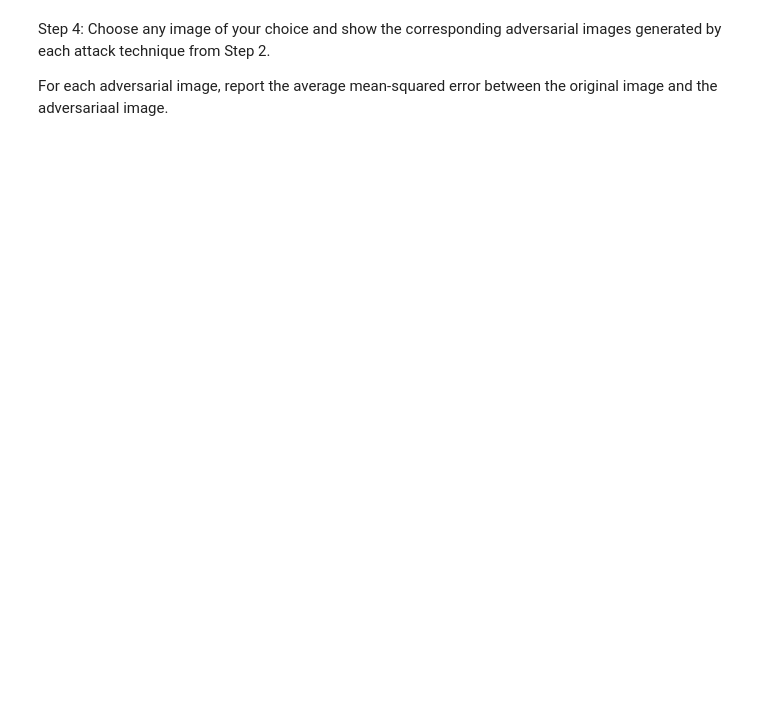
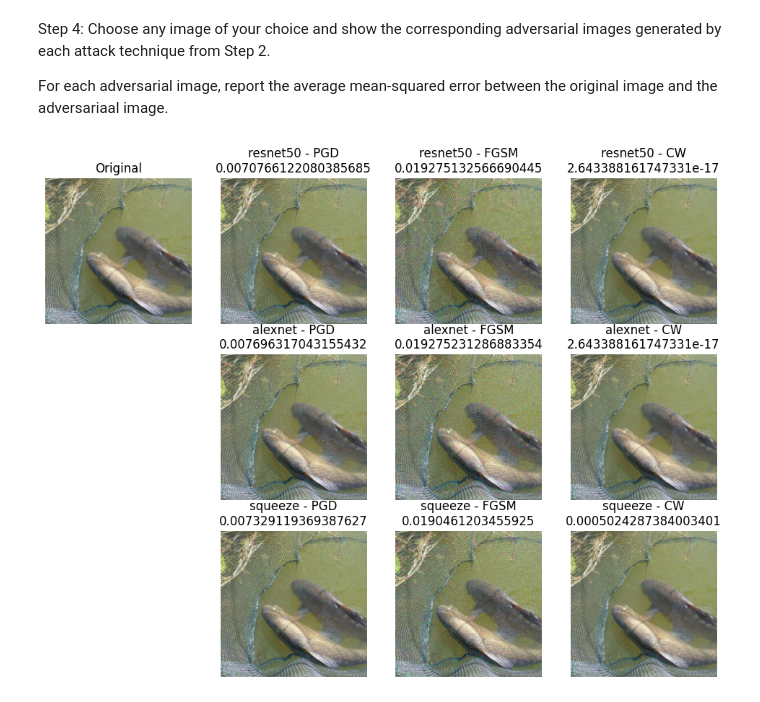
Before and after one commit to jgray9/CMSC675-HW3, a Jupyter notebook: question 2.ipynb, the cells around one changed output. Cells and saved outputs as stored; diff of their text form; code cells hidden in the pictures; blank space fills up the shorter version.

```diff
--- a/question 2.ipynb
+++ b/question 2.ipynb
@@ -86,3 +87,26 @@ squeeze       0%        0%        1%
 Step 4: Choose any image of your choice and show the corresponding adversarial images generated by each attack technique from Step 2.
 
 For each adversarial image, report the average mean-squared error between the original image and the adversariaal image.
+# %%
+def imshow(ax: plt.Axes, x: torch.Tensor, title: str = None):
+    x = x.cpu().permute(1,2,0)
+    x = x * torch.tensor([0.229, 0.224, 0.225]) + torch.tensor([0.485, 0.456, 0.406])
+    if(title): ax.set_title(title)
+    ax.axis("off")
+    ax.imshow(x)
+# %%
+criterion = torch.nn.MSELoss()
+img = dataset[0][0].cuda()
+
+fig, ax = plt.subplots(3, 4, figsize=(12,9))
+imshow(ax[0][0], img, "Original")
+ax[1][0].set_visible(False)
+ax[2][0].set_visible(False)
+with torch.no_grad():
+    for model_idx in range(3):
+        for attk_idx, attk_name in enumerate(['PGD','FGSM','CW']):
+            adv_img = adv_images[model_idx][attk_idx][0].squeeze()
+            loss = criterion(adv_img, img)
+            imshow(ax[model_idx][attk_idx+1], adv_img, f"{model_names[model_idx]} - {attk_name}\n{loss}")
+# %% [output]
+[figure, added]
```
Also changed, not shown: parts of 4 cells of this notebook.
